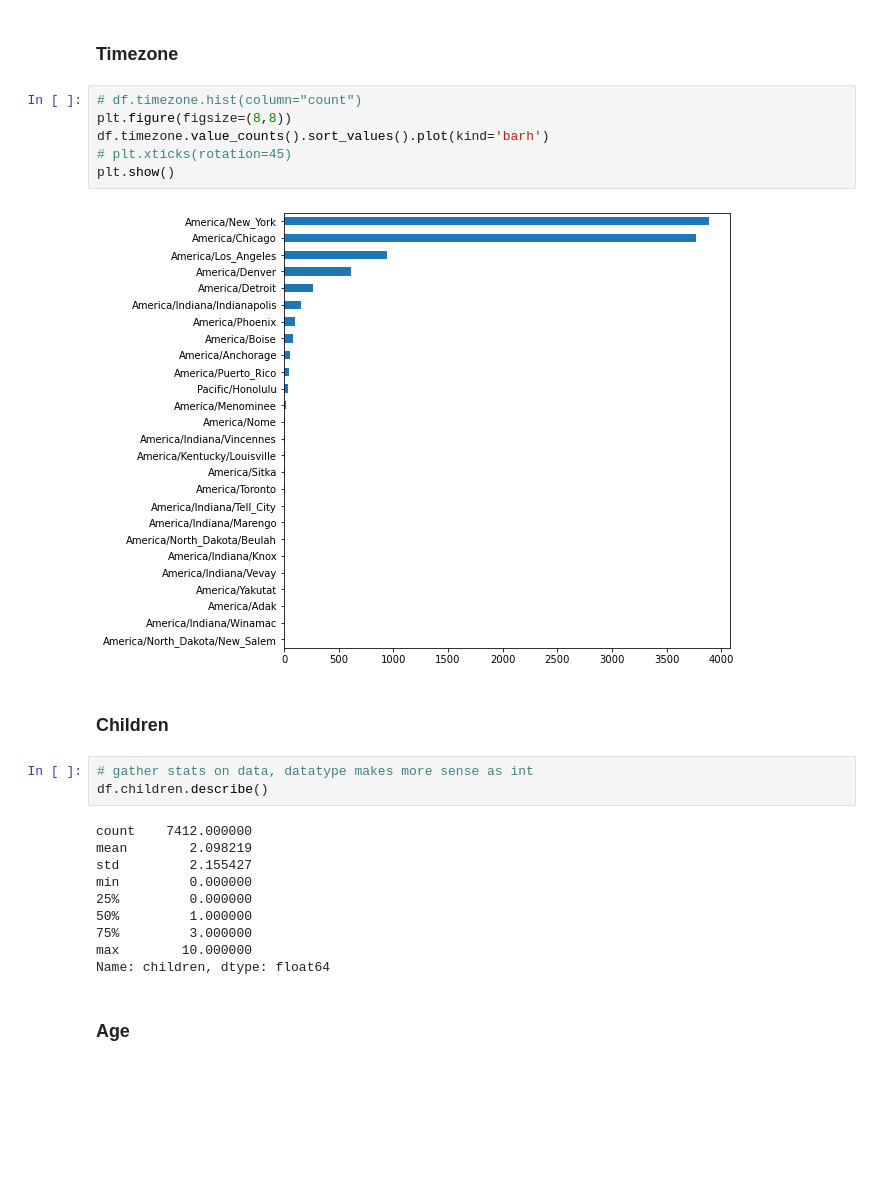
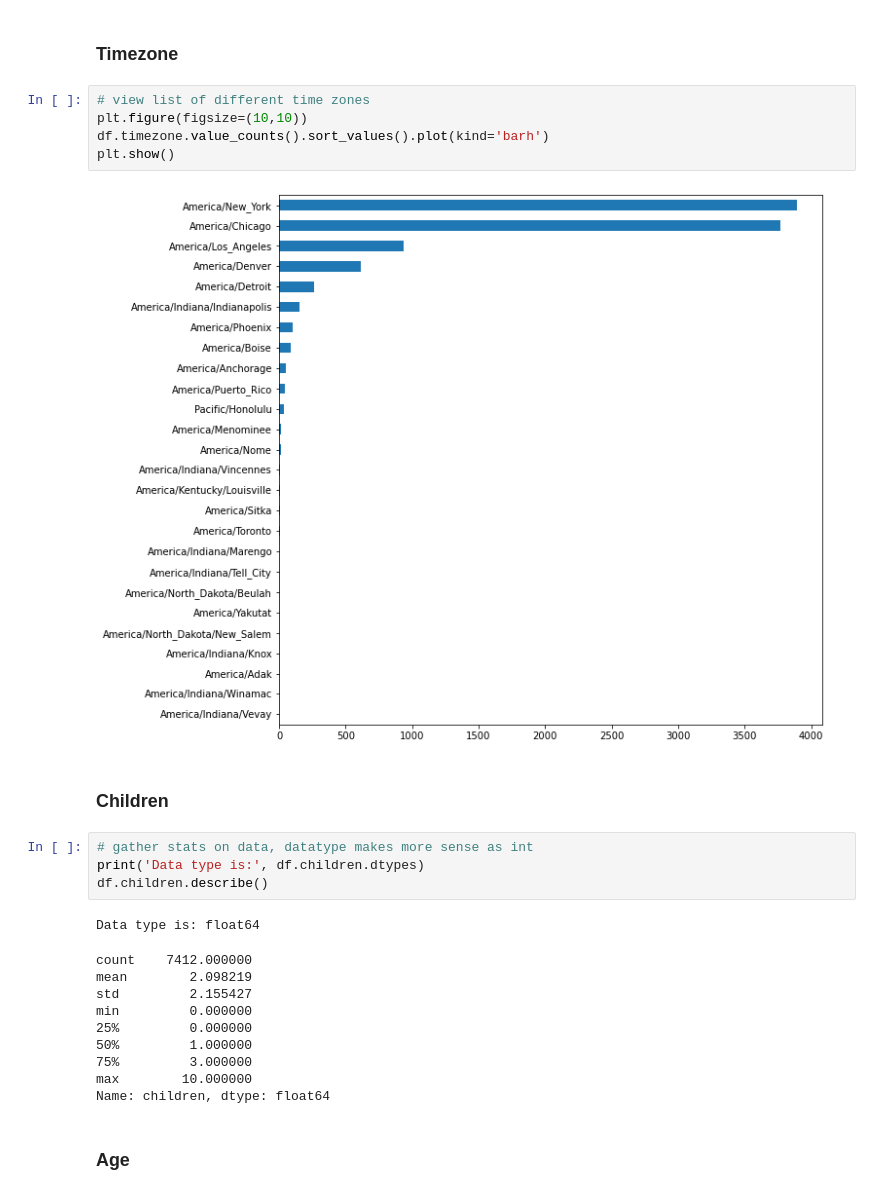
Before and after one commit to DesireeMcElroy/WGU_MSDA, a Jupyter notebook: D206-Data_Cleaning/medical_data.ipynb, the cells around one changed output. Saved outputs shown, nothing was run; the diff lists cells and outputs as text; blank space fills up the shorter version.

```diff
--- a/D206-Data_Cleaning/medical_data.ipynb
+++ b/D206-Data_Cleaning/medical_data.ipynb
@@ -421,28 +340,29 @@ Name: area, dtype: int64
 # %% [markdown]
 ### Timezone
 # %%
-# df.timezone.hist(column="count")
-plt.figure(figsize=(8,8))
+# view list of different time zones
+plt.figure(figsize=(10,10))
 df.timezone.value_counts().sort_values().plot(kind='barh')
-# plt.xticks(rotation=45)
 plt.show()
 # %% [output]
-[figure, old version]
+[figure, new version]
 # %% [markdown]
 ### Children
 # %%
 # gather stats on data, datatype makes more sense as int
+print('Data type is:', df.children.dtypes)
 df.children.describe()
 # %% [output]
-count    7412.000000
-mean        2.098219
-std         2.155427
-min         0.000000
-25%         0.000000
-50%         1.000000
-75%         3.000000
-max        10.000000
-Name: children, dtype: float64
+Data type is: float64
+count    7412.000000
+mean        2.098219
+std         2.155427
+min         0.000000
+25%         0.000000
+50%         1.000000
+75%         3.000000
+max        10.000000
+Name: children, dtype: float64
 # %% [markdown]
 ### Age
 # %%
```
Also changed, not shown: parts of 103 cells of this notebook.
